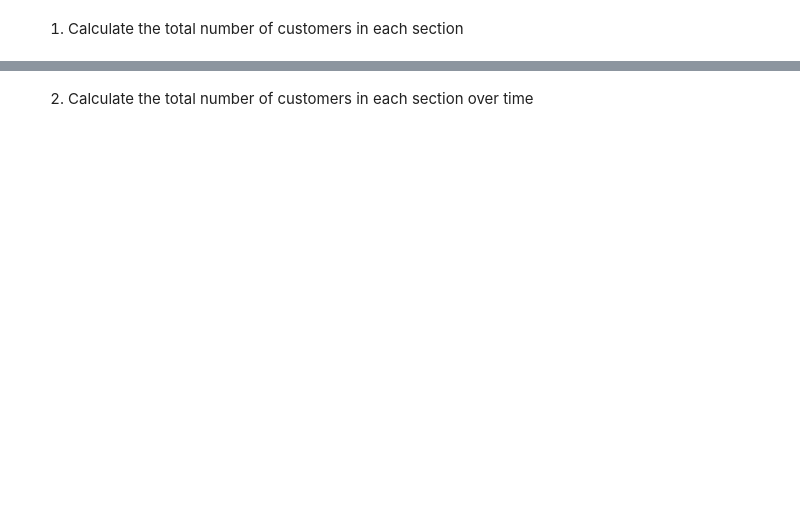
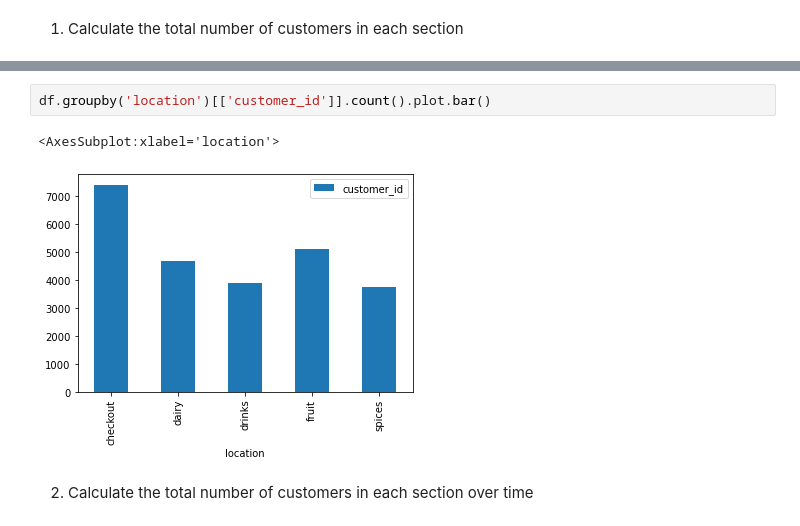
Before and after one commit to fserro/buynilla, a Jupyter notebook: data_exploration_supermarket.ipynb, the cells around one changed output, grey strips where cells are left out. Drawn from its saved outputs; the diff is of its cells as text; blank space fills up the shorter version.

```diff
--- a/data_exploration_supermarket.ipynb
+++ b/data_exploration_supermarket.ipynb
@@ -50,5 +56,10 @@ df.groupby(['location']).count()
 | drinks | 3905 |
 | fruit | 5122 |
 | spices | 3754 |
+# %%
+df.groupby('location')[['customer_id']].count().plot.bar()
+# %% [output]
+<AxesSubplot:xlabel='location'>
+[figure, added]
 # %% [markdown]
 2. Calculate the total number of customers in each section over time
```
Also changed, not shown: parts of 47 cells of this notebook.
